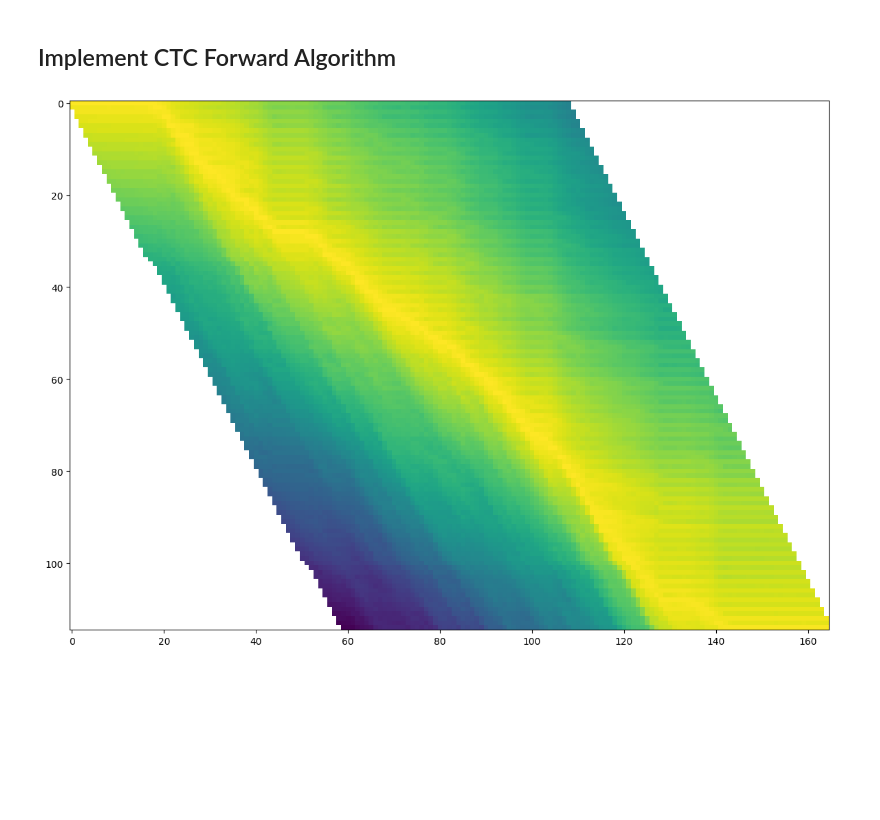
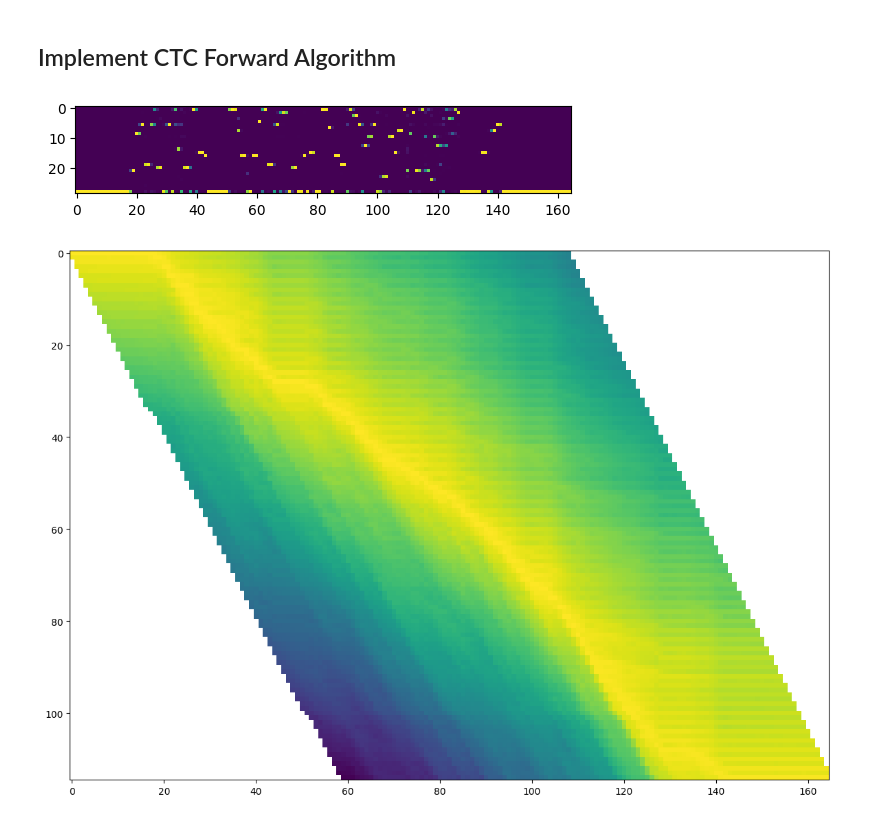
Before and after one commit to severilov/DL-Audio-AIMasters-Course, a Jupyter notebook: seminars/seminar03/seminar3.ipynb, the cells around one changed output. Cells and saved outputs as stored; diff of their text form; code cells hidden in the pictures; blank space fills up the shorter version.

```diff
--- a/seminars/seminar03/seminar3.ipynb
+++ b/seminars/seminar03/seminar3.ipynb
@@ -312,6 +312,11 @@ matrix = np.loadtxt('files/test_matrix.txt')
 
 # Create label_sequence
 labels_indices = tokenizer.text_to_indices('there se ms no good reason for believing that twillc ange')
+# %%
+plt.imshow(matrix)
+plt.show()
+# %% [output]
+[figure, added]
 # %%
 #!L
 
```
Also changed, not shown: parts of 3 cells of this notebook.
